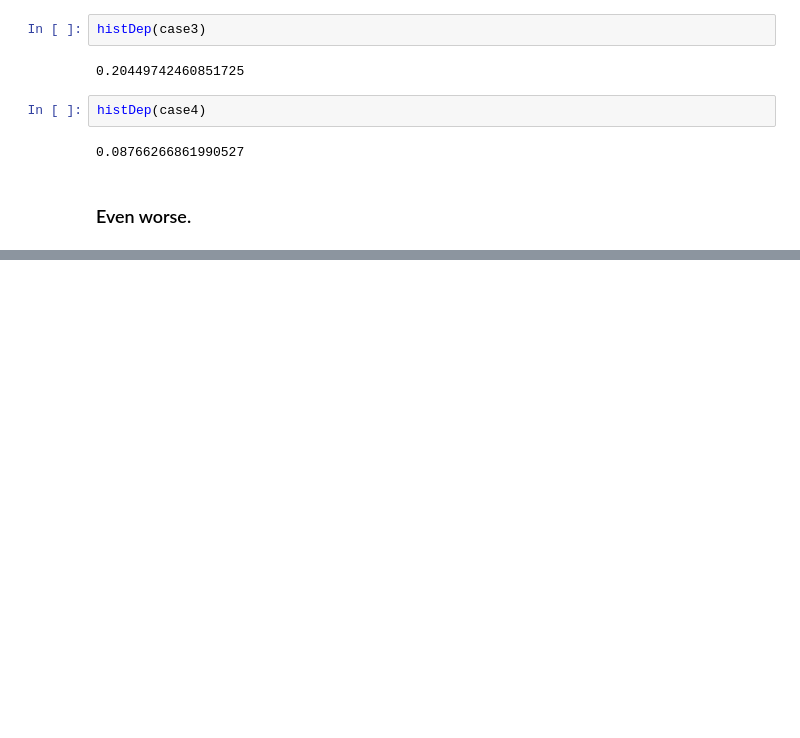
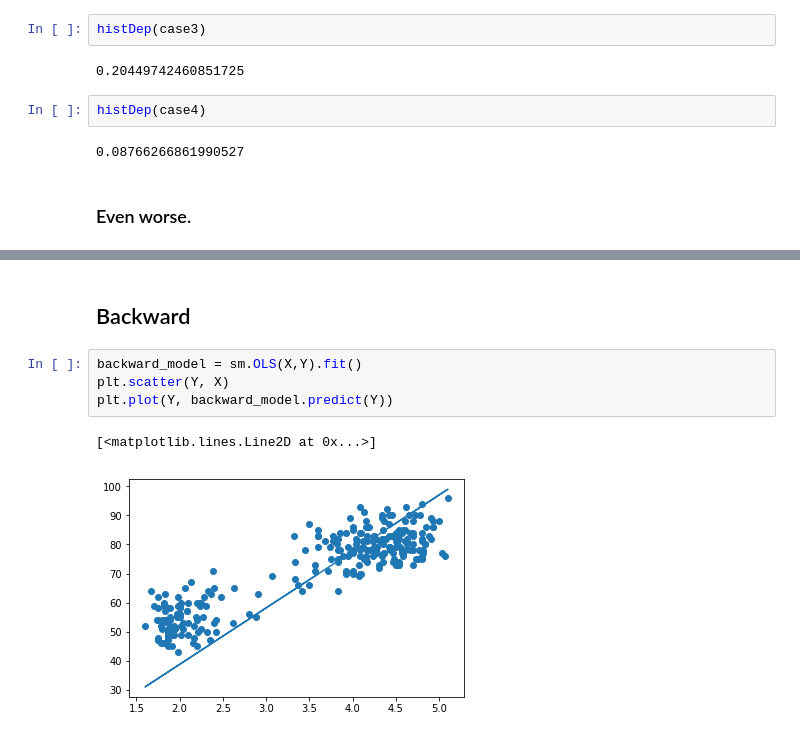
Before and after one commit to CausalityReadingGroup/CIS600-Data-Science-Causal-Inference, a Jupyter notebook: Notebooks/OldFaithful.ipynb, the cells around one changed output, grey strips where cells are left out. Drawn from its saved outputs; the diff is of its cells as text; blank space fills up the shorter version.

```diff
--- a/Notebooks/OldFaithful.ipynb
+++ b/Notebooks/OldFaithful.ipynb
@@ -308,0 +366,9 @@ histDep(case4)
+# %% [markdown]
+## Backward
+# %%
+backward_model = sm.OLS(X,Y).fit()
+plt.scatter(Y, X)
+plt.plot(Y, backward_model.predict(Y))
+# %% [output]
+[<matplotlib.lines.Line2D at 0x...>]
+[figure, added]
```
Also changed, not shown: parts of 13 cells of this notebook.
